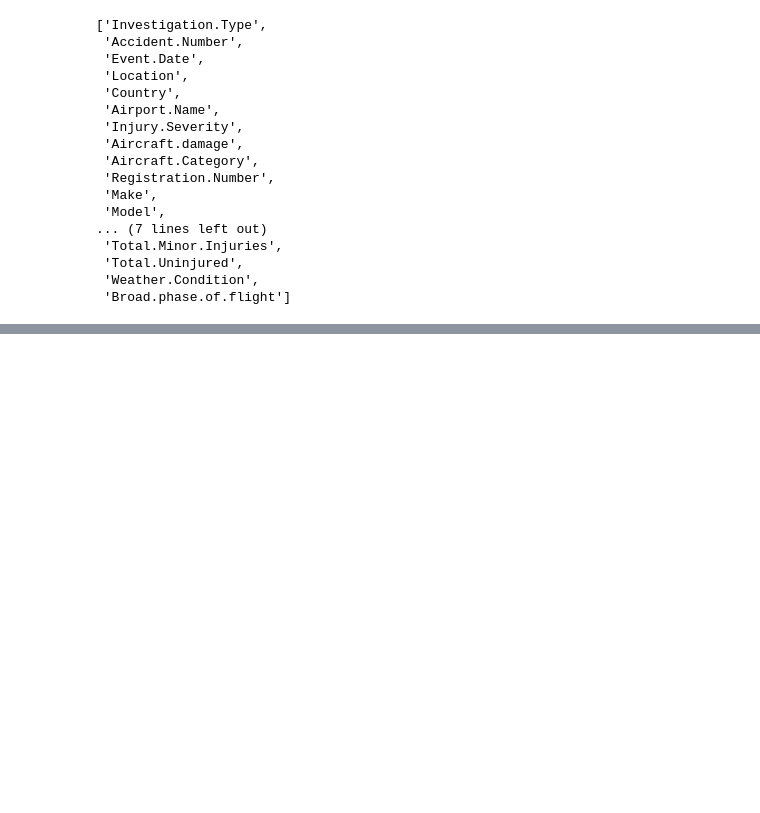
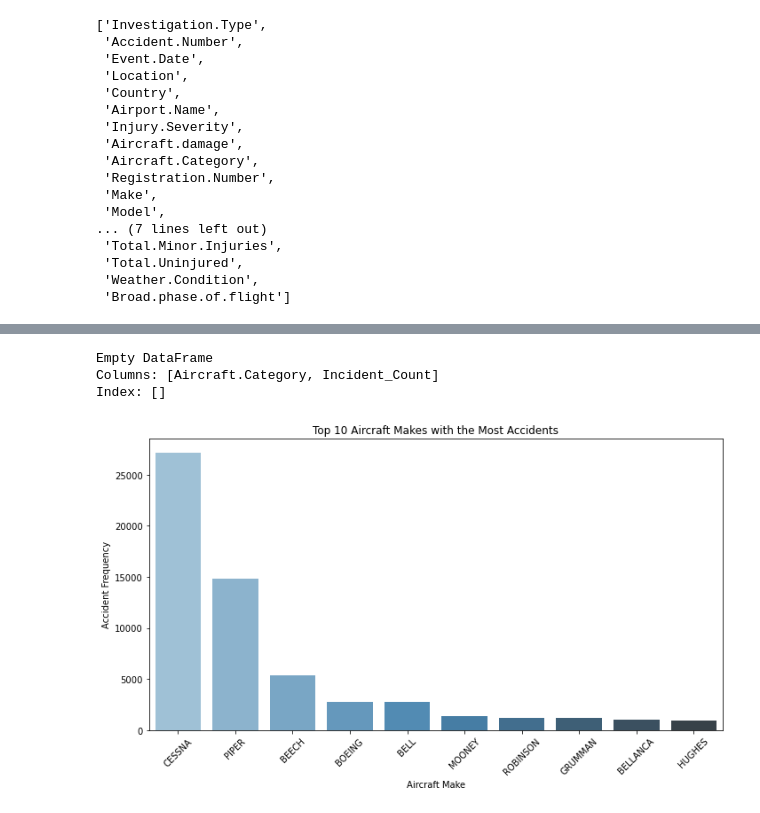
Before and after one commit to vnelima/Phase-1_Project_Aviation_, a Jupyter notebook: student.ipynb, the cells around one changed output, grey strips where cells are left out. Cells and saved outputs as stored; diff of their text form; code cells hidden in the pictures; blank space fills up the shorter version.

```diff
--- a/student.ipynb
+++ b/student.ipynb
@@ -157,7 +155,7 @@ mode_value
 dtype: object
 # %%
 # To fill the null values with mode in the Aircraft.category column
-df['Aircraft.Category'] = df['Aircraft.Category'].fillna(mode_value)
+df['Aircraft.Category'] = df['Aircraft.Category'].fillna(mode_value, inplace=True)
 # %%
 # To change all letters to be uppercase in the Make column
 df['Make'] = df['Make'].str.upper()
@@ -276,16 +263,0 @@ plt.show
-# %%
-# To identify weather conditions that contribute to highest fatalities
-data = {'Weather Conditions': ['IMC', 'UNK', 'VMC'],
-    'Sum of Total.Fatal.Injuries': [11824, 2733, 25558]}
-
-df = pd.DataFrame(data)
-
-# Plotting
-plt.figure(figsize=(8, 5))
-plt.bar(df['Weather Conditions'], df['Sum of Total.Fatal.Injuries'], color='lightcoral')
-plt.xlabel('Weather Conditions')
-plt.ylabel('Total Fatal Injuries')
-plt.title('Total Fatal Injuries by Weather Condition')
-plt.xticks(rotation=0)  # Rotate x-axis labels if needed
-plt.tight_layout()  # Adjust layout to fit labels
-plt.show
@@ -294,0 +264,11 @@ plt.show
+# %%
+import pandas as pd
+
+# Group by 'Make' and 'Model', count the number of incidents (rows)
+accident_frequency = df.groupby(['Make', 'Model']).size().reset_index(name='Accident_Frequency')
+
+# Sort the results by 'Accident_Frequency' to find models with the highest incident counts
+accident_frequency_sorted = accident_frequency.sort_values(by='Accident_Frequency', ascending=False)
+
+# Display the top 10 aircraft models with the highest accident frequency
+print(accident_frequency_sorted.head(10))
@@ -294,0 +287,31 @@ plt.show
+# %%
+# Group by 'Aircraft.Category' to count the number of incidents
+accidents_by_category = df.groupby('Aircraft.Category').size().reset_index(name='Incident_Count')
+
+# Sort the data to see which category has the highest number of incidents
+accidents_by_category_sorted = accidents_by_category.sort_values(by='Incident_Count', ascending=False)
+
+# Display the result
+print(accidents_by_category_sorted)
+# %% [output]
+Empty DataFrame
+Columns: [Aircraft.Category, Incident_Count]
+Index: []
+# %%
+import matplotlib.pyplot as plt
+import seaborn as sns
+
+# Top 10 Makes with the highest accident frequency
+top_10_makes = accident_frequency.groupby('Make').sum().sort_values(by='Accident_Frequency', ascending=False).head(10)
+
+# Plot the data
+plt.figure(figsize=(10, 6))
+sns.barplot(x=top_10_makes.index, y=top_10_makes['Accident_Frequency'], palette='Blues_d')
+plt.title('Top 10 Aircraft Makes with the Most Accidents')
+plt.xlabel('Aircraft Make')
+plt.ylabel('Accident Frequency')
+plt.xticks(rotation=45)
+plt.tight_layout()
+plt.show()
+# %% [output]
+[figure, added]
```
Also changed, not shown: parts of 19 cells of this notebook.
